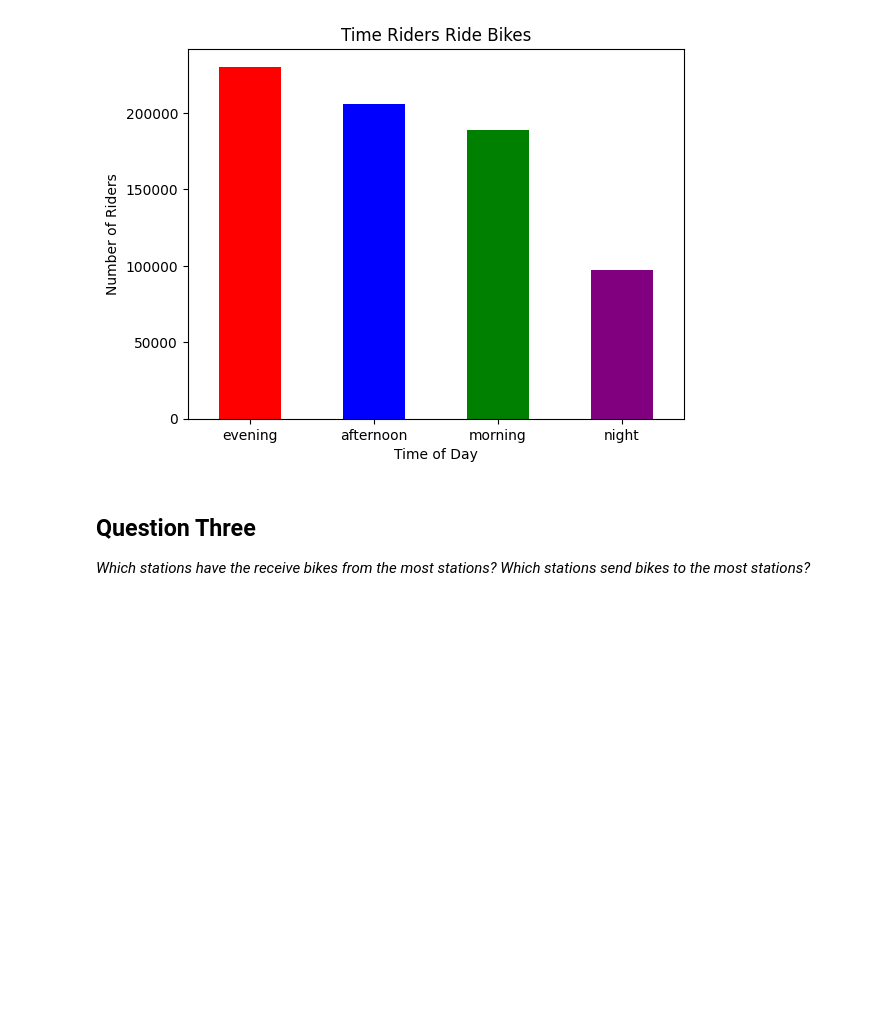
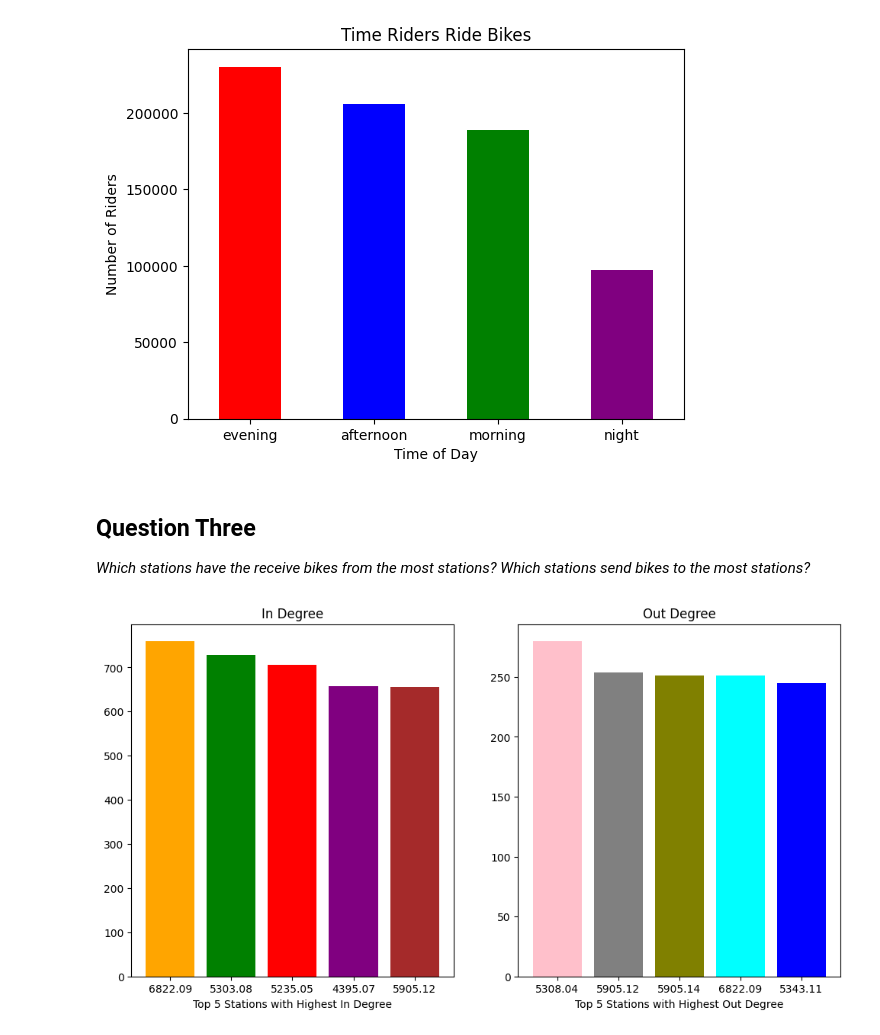
Before and after one commit to Caballesjason/Udacity---Intro-to-Data-Science-Project, a Jupyter notebook: analysis.ipynb, the cells around one changed output. Cells and saved outputs as stored; diff of their text form; code cells hidden in the pictures; blank space fills up the shorter version.

```diff
--- a/analysis.ipynb
+++ b/analysis.ipynb
@@ -140,7 +143,25 @@ g = nx.DiGraph()
 g.add_edges_from(x)
 # %%
 in_degrees = dict(g.in_degree())
+in_degrees = pd.Series(in_degrees.values(), index=in_degrees.keys())
+in_degrees = in_degrees.sort_values(ascending=False).head(5)
+
 out_degrees = dict(g.out_degree())
+out_degrees = pd.Series(out_degrees.values(), index=out_degrees.keys())
+out_degrees = out_degrees.sort_values(ascending=False).head(5)
+# %%
+colors_in_degree = ['orange', 'green', 'red', 'purple', 'brown']
+colors_out_degree = ['pink', 'gray', 'olive', 'cyan', 'blue']
+fig, (ax_one, ax_two) = plt.subplots(1, 2, figsize=(12, 6))
+ax_one.bar(in_degrees.index, in_degrees, color=colors_in_degree)
+ax_two.bar(out_degrees.index, out_degrees, color=colors_out_degree)
+ax_one.set_title("In Degree")
+ax_one.set_xlabel('Top 5 Stations with Highest In Degree')
+ax_two.set_title("Out Degree")
+ax_two.set_xlabel('Top 5 Stations with Highest Out Degree')
+plt.show()
+# %% [output]
+[figure, added]
 # %% [markdown]
 ## Question Four
 _Can we guess the trip time of a biker?_
```
Also changed, not shown: parts of 13 cells of this notebook.
